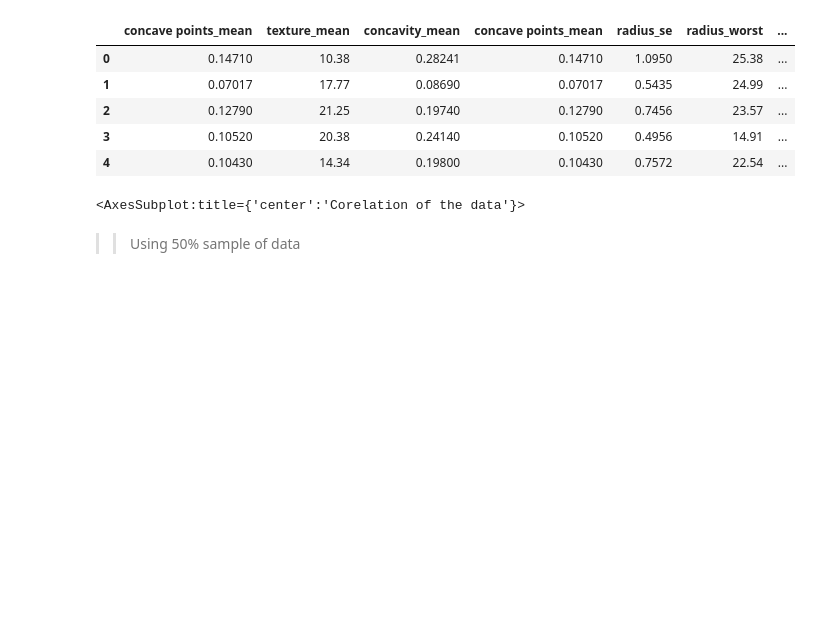
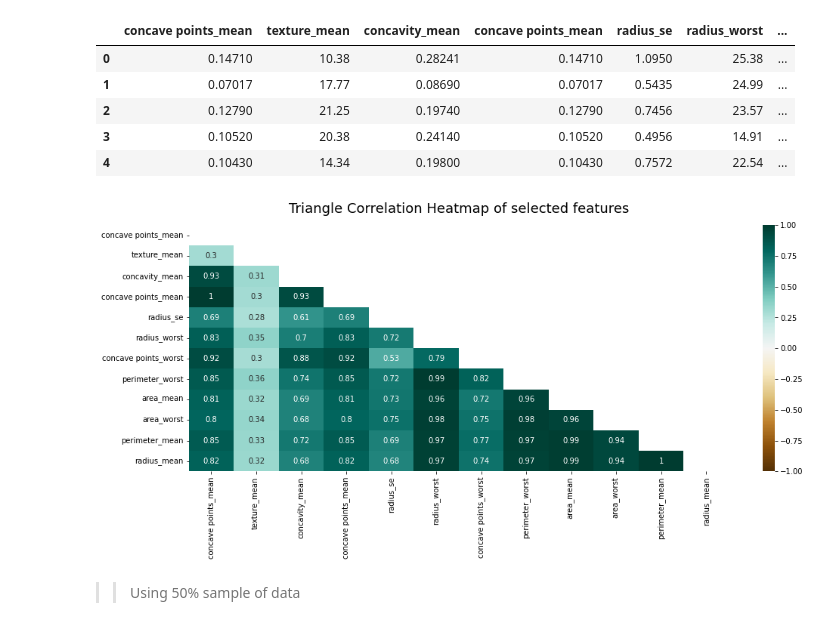
Before and after one commit to jedisam/Causal_inference, a Jupyter notebook: notebooks/causality.ipynb, the cells around one changed output. Cells and saved outputs as stored; diff of their text form; code cells hidden in the pictures; blank space fills up the shorter version.

Commit message:
corr with selected feats

```diff
--- a/notebooks/causality.ipynb
+++ b/notebooks/causality.ipynb
@@ -115,9 +116,3 @@ sel_feat.head()
 | 2 | 0.12790 | 21.25 | 0.19740 | 0.12790 | 0.7456 | 23.57 | ... |
 | 3 | 0.10520 | 20.38 | 0.24140 | 0.10520 | 0.4956 | 14.91 | ... |
 | 4 | 0.10430 | 14.34 | 0.19800 | 0.10430 | 0.7572 | 22.54 | ... |
-# %%
-sns.heatmap(data.corr())
-# plt.show()
-# data.corr()
-# %% [output]
-<AxesSubplot:title={'center':'Corelation of the data'}>
@@ -134,10 +119,12 @@ plt.show()
 # %%
 plt.figure(figsize=(16, 6))
 # define the mask to set the values in the upper triangle to True
 mask = np.triu(np.ones_like(sel_feat.corr(), dtype=np.bool))
 heatmap = sns.heatmap(sel_feat.corr(), mask=mask, vmin=-1, vmax=1, annot=True, cmap='BrBG')
-heatmap.set_title('Triangle Correlation Heatmap', fontdict={'fontsize':18}, pad=16);
+heatmap.set_title('Triangle Correlation Heatmap of selected features', fontdict={'fontsize':18}, pad=16);
 plt.show()
+# %% [output]
+[figure, added]
 # %%
 def jaccard_similarity(g, h):
     i = set(g).intersection(h)
```
Also changed, not shown: parts of 2 cells of this notebook, 5 other files.
